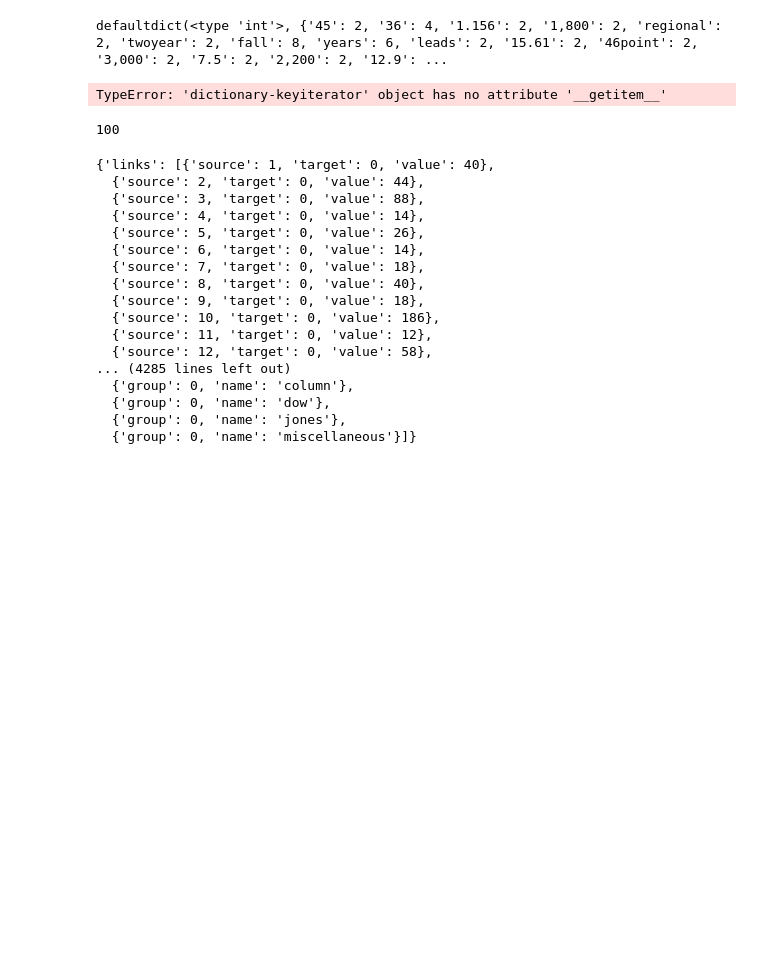
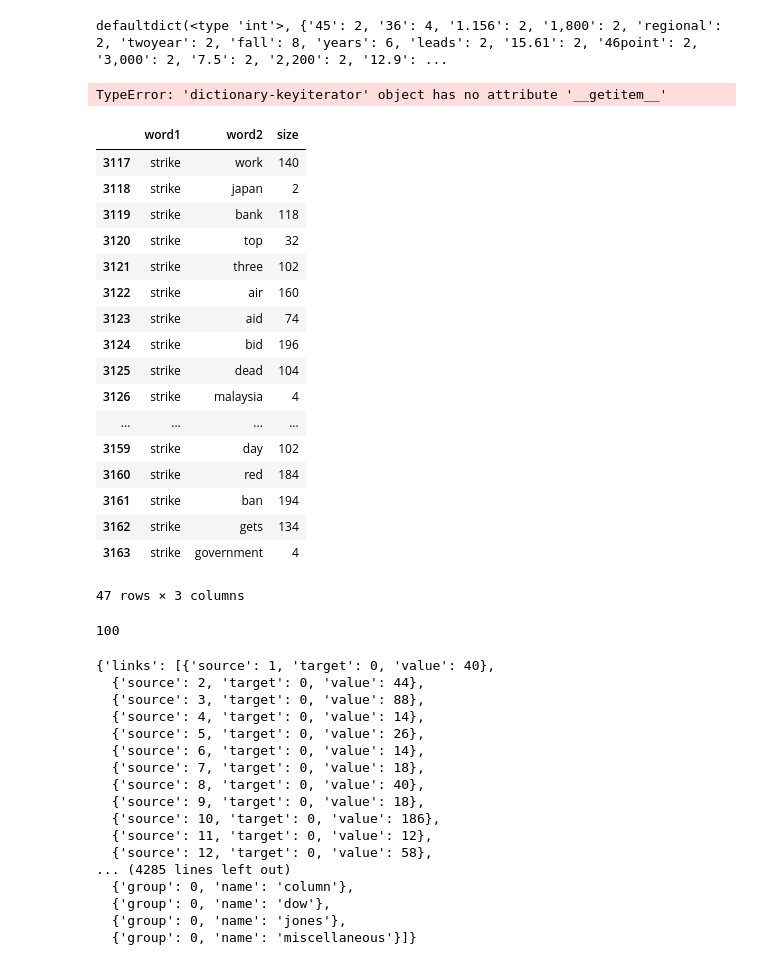
Before and after one commit to SingaporeNews/singaporenews.github.io, a Jupyter notebook: data/Headlines/processing.ipynb, the cells around one changed output. Drawn from its saved outputs; the diff is of its cells as text; code cells hidden in the pictures; blank space fills up the shorter version.

```diff
--- a/data/Headlines/processing.ipynb
+++ b/data/Headlines/processing.ipynb
@@ -213,6 +208,27 @@ for node in ccm:
 ccm_csv = pd.DataFrame(dataList, columns=['word1','word2','size'])
 # %%
 ccm_csv.to_csv('cooccurrenceMatrixData.csv', encoding='utf-8')
+# %%
+ccm_csv[ccm_csv['word1']=='strike']
+# %% [output]
+|  | word1 | word2 | size |
+| 3117 | strike | work | 140 |
+| 3118 | strike | japan | 2 |
+| 3119 | strike | bank | 118 |
+| 3120 | strike | top | 32 |
+| 3121 | strike | three | 102 |
+| 3122 | strike | air | 160 |
+| 3123 | strike | aid | 74 |
+| 3124 | strike | bid | 196 |
+| 3125 | strike | dead | 104 |
+| 3126 | strike | malaysia | 4 |
+| ... | ... | ... | ... |
+| 3159 | strike | day | 102 |
+| 3160 | strike | red | 184 |
+| 3161 | strike | ban | 194 |
+| 3162 | strike | gets | 134 |
+| 3163 | strike | government | 4 |
+47 rows × 3 columns
 # %%
 wordList = []
 collected = []
```
Also changed, not shown: parts of 1 cell of this notebook, 2 other files.
